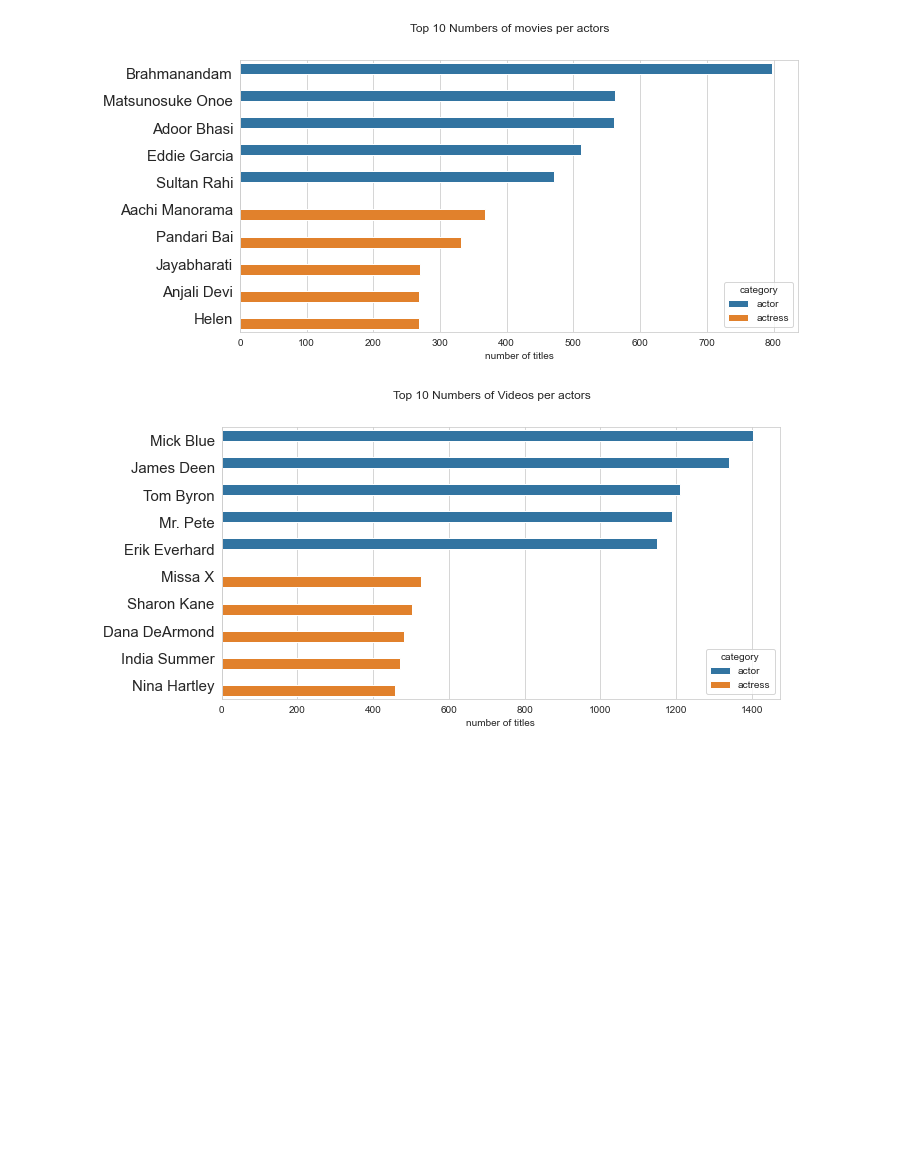
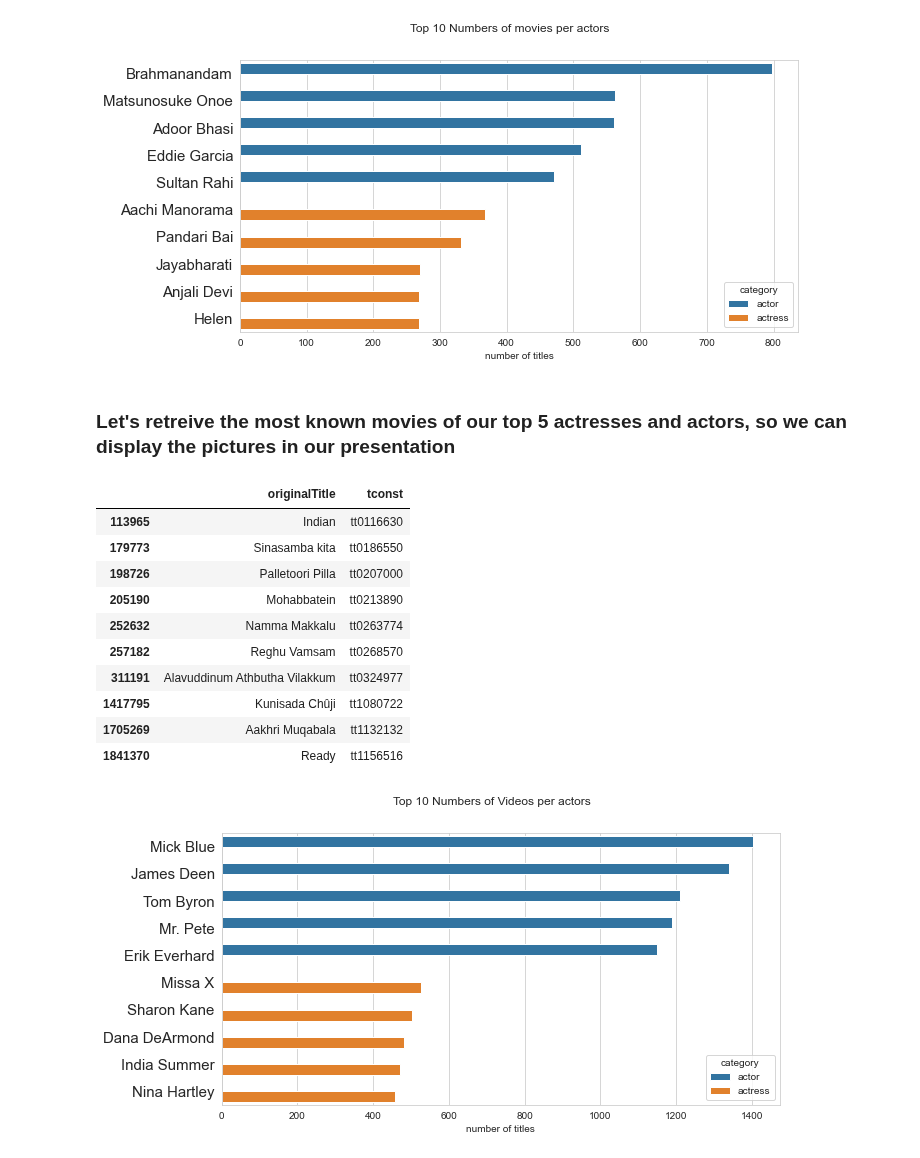
Before and after one commit to fdmdlb/nextflix, a Jupyter notebook: Most represented actors.ipynb, the cells around one changed output. Cells and saved outputs as stored; diff of their text form; code cells hidden in the pictures; blank space fills up the shorter version.

```diff
--- a/Most represented actors.ipynb
+++ b/Most represented actors.ipynb
@@ -213,6 +213,27 @@ sns.set_style("whitegrid")
 plt.show()
 # %% [output]
 [figure]
+# %% [markdown]
+### Let's retreive the most known movies of our top 5 actresses and actors, so we can display the pictures in our presentation
+# %%
+known_m_movies = [movie.split(',')[0] for movie in df_m_movie[:5]['knownForTitles']]
+known_f_movies = [movie.split(',')[0] for movie in df_f_movie[:5]['knownForTitles']]
+known_movies = known_m_movies+known_f_movies
+
+known_titles = df_t_basics[df_t_basics['tconst'].isin(known_movies)]
+known_titles[['originalTitle','tconst']]
+# %% [output]
+|  | originalTitle | tconst |
+| 113965 | Indian | tt0116630 |
+| 179773 | Sinasamba kita | tt0186550 |
+| 198726 | Palletoori Pilla | tt0207000 |
+| 205190 | Mohabbatein | tt0213890 |
+| 252632 | Namma Makkalu | tt0263774 |
+| 257182 | Reghu Vamsam | tt0268570 |
+| 311191 | Alavuddinum Athbutha Vilakkum | tt0324977 |
+| 1417795 | Kunisada Chûji | tt1080722 |
+| 1705269 | Aakhri Muqabala | tt1132132 |
+| 1841370 | Ready | tt1156516 |
 # %%
 fig, axs = plt.subplots(1, figsize=(10,5))
 sns.barplot(data=pd.concat([df_m_video[:5],df_f_video[:5]]),y='primaryName', x="tconst", hue='category', ax=axs)
```
Also changed, not shown: parts of 5 cells of this notebook.
